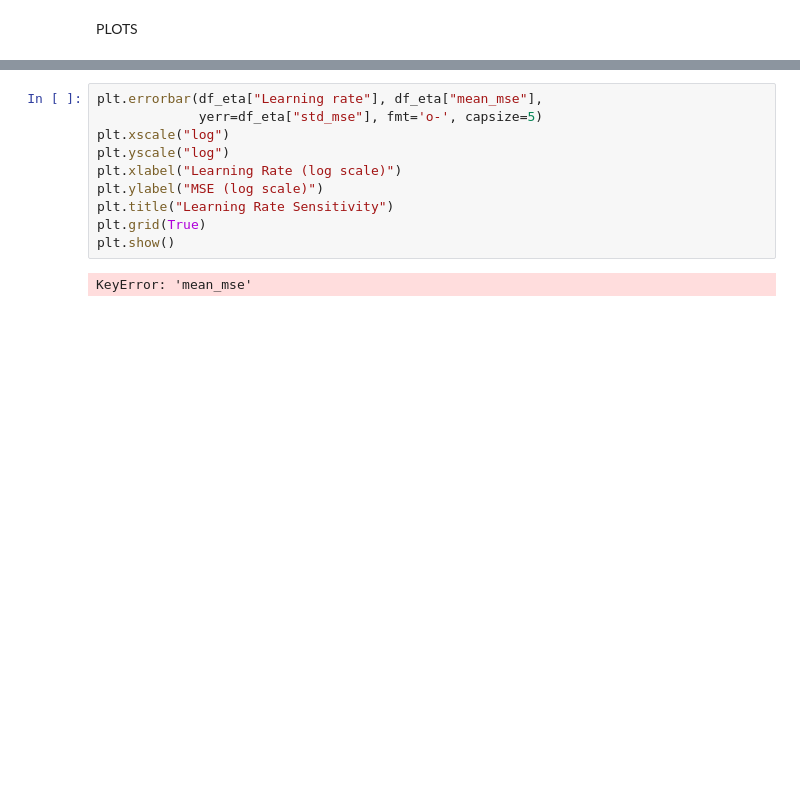
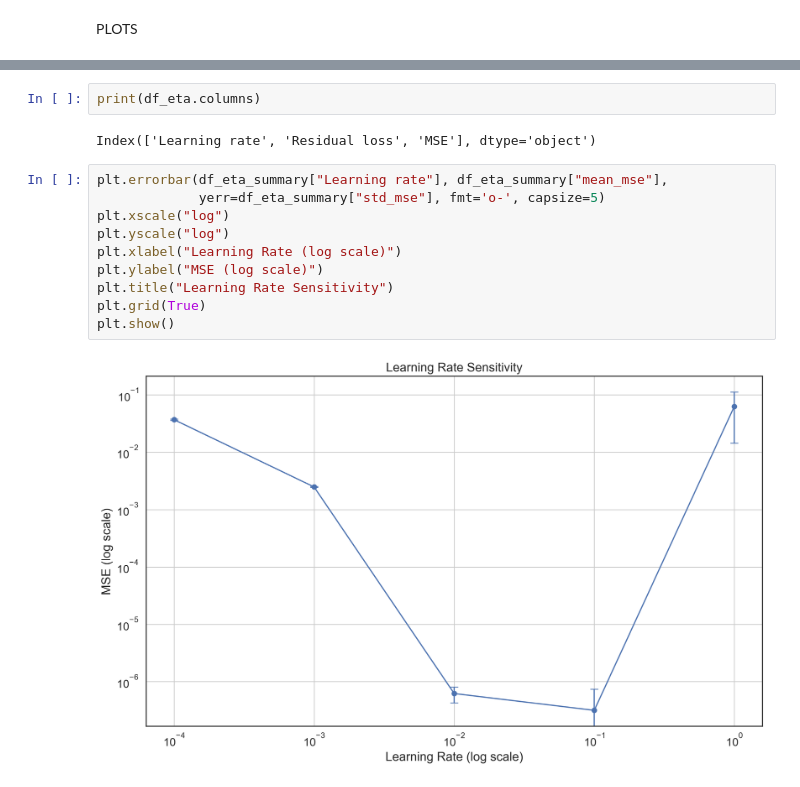
Before and after one commit to beateovl/FYS-STK4155-Project-3, a Jupyter notebook: Notebooks/hyperparameter_test.ipynb, the cells around one changed output, grey strips where cells are left out. Cells and saved outputs as stored; diff of their text form; blank space fills up the shorter version.

```diff
--- a/Notebooks/hyperparameter_test.ipynb
+++ b/Notebooks/hyperparameter_test.ipynb
@@ -496,15 +490,19 @@ plt.show()
+# %%
+print(df_eta.columns)
+# %% [output]
+Index(['Learning rate', 'Residual loss', 'MSE'], dtype='object')
 # %%
-plt.errorbar(df_eta["Learning rate"], df_eta["mean_mse"],
-             yerr=df_eta["std_mse"], fmt='o-', capsize=5)
+plt.errorbar(df_eta_summary["Learning rate"], df_eta_summary["mean_mse"],
+             yerr=df_eta_summary["std_mse"], fmt='o-', capsize=5)
 plt.xscale("log")
 plt.yscale("log")
 plt.xlabel("Learning Rate (log scale)")
 plt.ylabel("MSE (log scale)")
 plt.title("Learning Rate Sensitivity")
 plt.grid(True)
 plt.show()
 # %% [output]
-KeyError: 'mean_mse'
+[figure, added]
 # %%
 plt.bar(df_optim['Optimizer'], df_optim['MSE'])
 plt.yscale('log')
```
Also changed, not shown: parts of 14 cells of this notebook, 5 other files.
